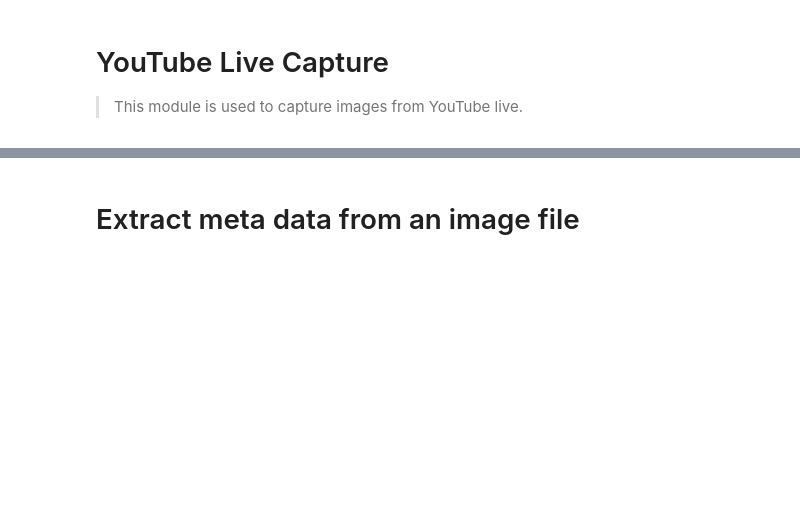
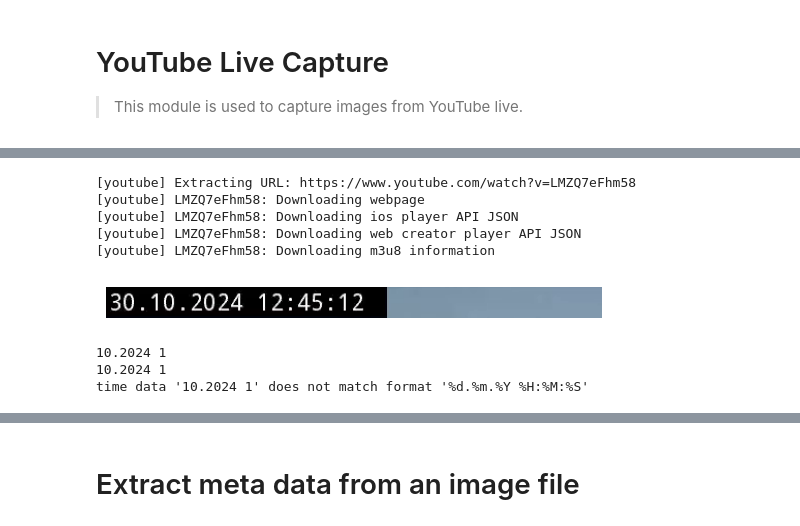
Before and after one commit to ninjalabo/llmcam_OLD, a Jupyter notebook: nbs/01_ytlive.ipynb, the cells around one changed output, grey strips where cells are left out. Cells and saved outputs as stored; diff of their text form; code cells hidden in the pictures; blank space fills up the shorter version.

```diff
--- a/nbs/01_ytlive.ipynb
+++ b/nbs/01_ytlive.ipynb
@@ -188,0 +82,17 @@ for o in files[:3]:
+# %%
+#|export
+def crop_frame(frame, crop=(0, 0, 480, 30)):
+    x, y, w, h = crop
+    return frame[y:y+h, x:x+w]
+# %%
+#|export
+def frame_to_text(frame): return pytesseract.image_to_string(cv2.cvtColor(frame, cv2.COLOR_BGR2RGB)).strip()
+# %%
+#|export
+def known(txt:str, known_places:str) -> str:
+    "try to find one of `known_places` are included in the given `txt`"
+    for o in known_places:
+        #print(o, "in", txt)
+        if o in txt:
+            return o
+    raise Exception("No place specified")
@@ -188,0 +101,13 @@ for o in files[:3]:
+# %%
+#|export
+def meta(frame, known_places=nakyma_helsinki_known_places, printing=False):
+    "Withdraw meta data, datetime & place"
+    # "04.10.2024  14:53:49  Kauppatori", Original format
+    txt = frame_to_text(frame)
+    if printing==True: print(txt)
+    dt = datetime.strptime(txt[:19],"%d.%m.%Y %H:%M:%S")
+    pl = known(txt[20:], known_places)
+    pl = pl.replace("Eteladsatama", "Etelasatama") # fixup
+    pl = pl.replace("ä", "a")                      # fixup
+    pl = pl.replace("kauppator", "kauppatori")     # fixup
+    return dt, pl
@@ -188,0 +117,24 @@ for o in files[:3]:
+# %%
+#| eval: false
+url = stream_url(nakyma_helsinkigista_youtube_live_url, ydl_opts)
+cap = cv2.VideoCapture(url)
+ret, frame = cap.read()
+if ret:
+    show_frame(crop_frame(frame))
+    print(frame_to_text(crop_frame(frame)))
+    try:
+        print(fname("cap_", *meta(crop_frame(frame), printing=True)))
+    except Exception as e:
+        print(e)
+else:
+    print("Failed to capture frame.")
+# %% [output]
+[youtube] Extracting URL: https://www.youtube.com/watch?v=LMZQ7eFhm58
+[youtube] LMZQ7eFhm58: Downloading webpage
+[youtube] LMZQ7eFhm58: Downloading ios player API JSON
+[youtube] LMZQ7eFhm58: Downloading web creator player API JSON
+[youtube] LMZQ7eFhm58: Downloading m3u8 information
+[figure, added]
+10.2024 1
+10.2024 1
+time data '10.2024 1' does not match format '%d.%m.%Y %H:%M:%S'
```
Also changed, not shown: parts of 49 cells of this notebook, 6 other files.
